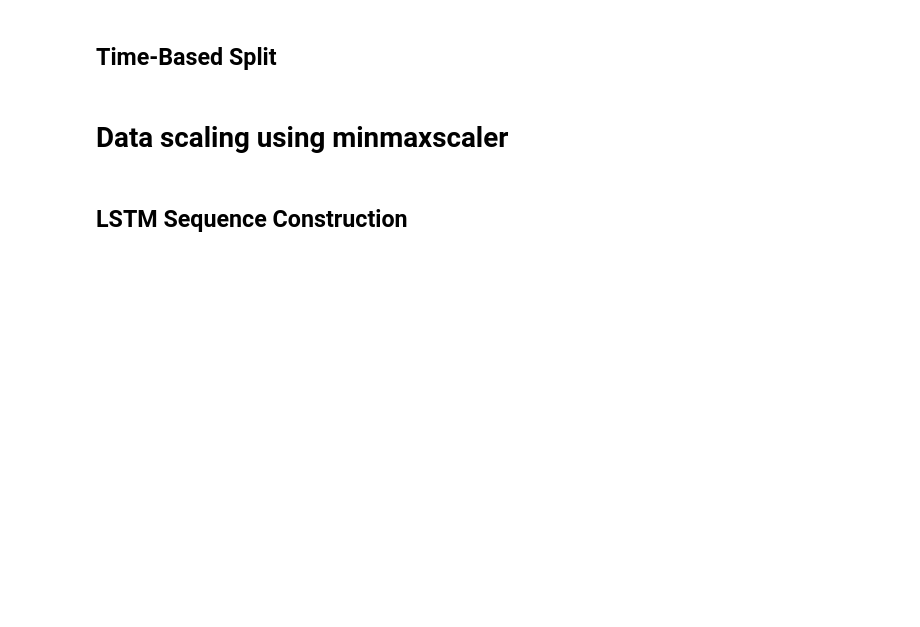
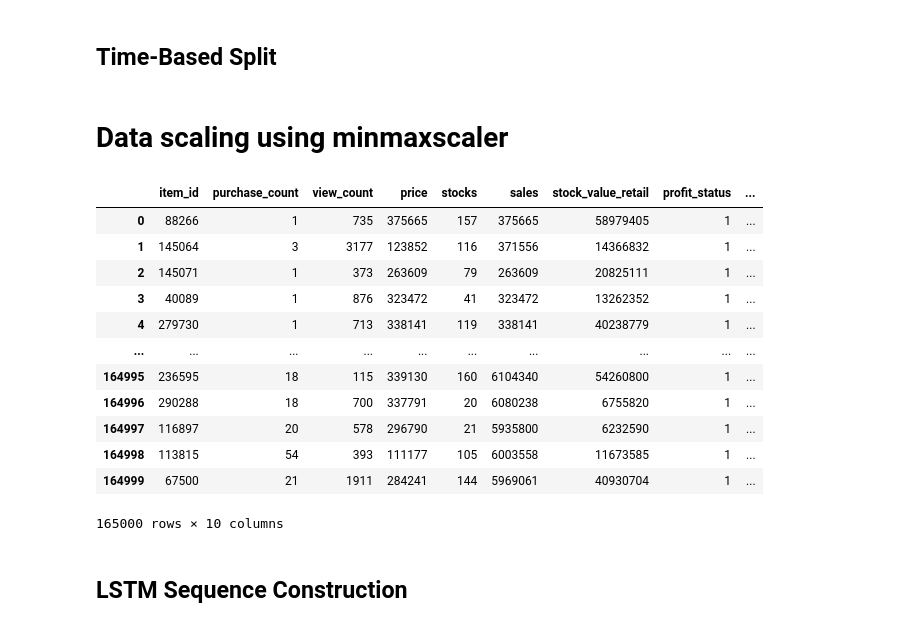
Before and after one commit to Mipjeiger/Fashion-recommendation-RAG-Finetuing-LLM-ML-Engineer-end-to-end, a Jupyter notebook: pipelines/ml_engineer/notebooks/eda.ipynb, the cells around one changed output. Saved outputs shown, nothing was run; the diff lists cells and outputs as text; code cells hidden in the pictures; blank space fills up the shorter version.

```diff
--- a/pipelines/ml_engineer/notebooks/eda.ipynb
+++ b/pipelines/ml_engineer/notebooks/eda.ipynb
@@ -150,6 +157,22 @@ y_profit_scaled = scaler_profit.fit_transform(
 df_scaled = pd.DataFrame(X_scaled, columns=FEATURES)
 df_scaled["sales"] = y_sales_scaled
 df_scaled["profit_status"] = y_profit_scaled
+# %%
+X_train
+# %% [output]
+|  | item_id | purchase_count | view_count | price | stocks | sales | stock_value_retail | profit_status | ... |
+| 0 | 88266 | 1 | 735 | 375665 | 157 | 375665 | 58979405 | 1 | ... |
+| 1 | 145064 | 3 | 3177 | 123852 | 116 | 371556 | 14366832 | 1 | ... |
+| 2 | 145071 | 1 | 373 | 263609 | 79 | 263609 | 20825111 | 1 | ... |
+| 3 | 40089 | 1 | 876 | 323472 | 41 | 323472 | 13262352 | 1 | ... |
+| 4 | 279730 | 1 | 713 | 338141 | 119 | 338141 | 40238779 | 1 | ... |
+| ... | ... | ... | ... | ... | ... | ... | ... | ... | ... |
+| 164995 | 236595 | 18 | 115 | 339130 | 160 | 6104340 | 54260800 | 1 | ... |
+| 164996 | 290288 | 18 | 700 | 337791 | 20 | 6080238 | 6755820 | 1 | ... |
+| 164997 | 116897 | 20 | 578 | 296790 | 21 | 5935800 | 6232590 | 1 | ... |
+| 164998 | 113815 | 54 | 393 | 111177 | 105 | 6003558 | 11673585 | 1 | ... |
+| 164999 | 67500 | 21 | 1911 | 284241 | 144 | 5969061 | 40930704 | 1 | ... |
+165000 rows × 10 columns
 # %% [markdown]
 ## LSTM Sequence Construction
 # %%
```
Also changed, not shown: parts of 5 cells of this notebook, 3 other files.
